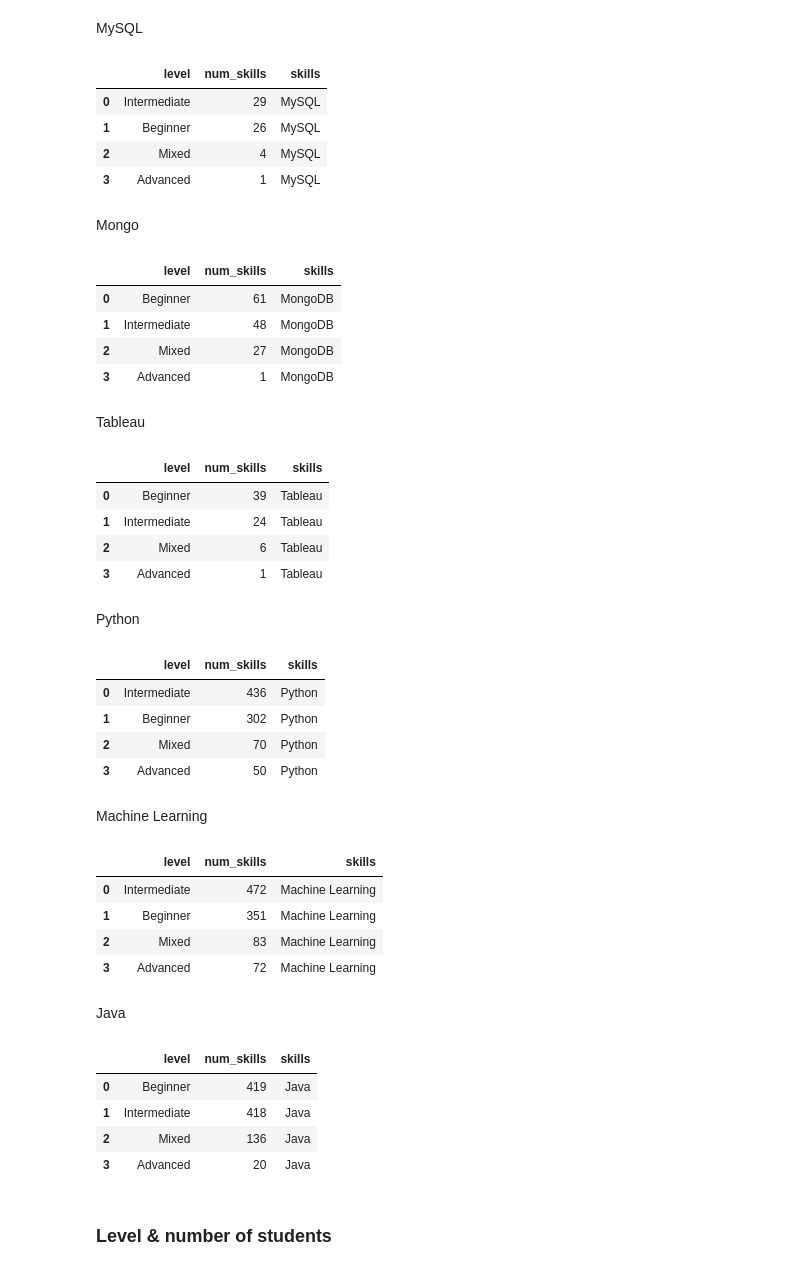
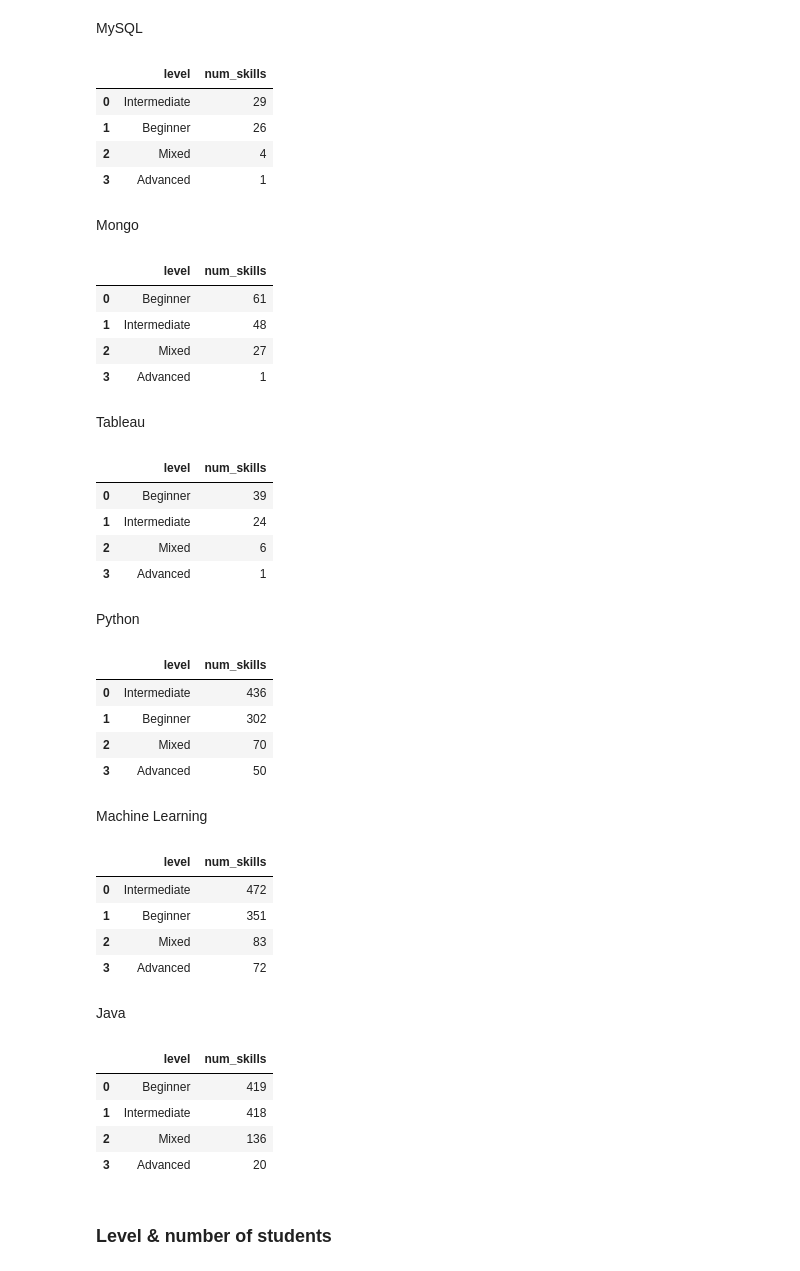
Before and after one commit to jesuschao/Coursera_Project, a Jupyter notebook: 2_EDA.ipynb, the cells around one changed output. Drawn from its saved outputs; the diff is of its cells as text; code cells hidden in the pictures.

```diff
--- a/2_EDA.ipynb
+++ b/2_EDA.ipynb
@@ -420,17 +393,16 @@ MySQL
 # %%
 level_mysql = Mysql.level.value_counts()
 lev_mysql = pd.DataFrame(level_mysql, columns=['level'])
 lev_mysql = level_mysql.reset_index()
 lev_mysql.rename(columns={'index':'level',
                                    'level':'num_skills'}, inplace=True)
-lev_mysql["skills"] ="MySQL"
 lev_mysql.head()
 # %% [output]
-|  | level | num_skills | skills |
-| 0 | Intermediate | 29 | MySQL |
-| 1 | Beginner | 26 | MySQL |
-| 2 | Mixed | 4 | MySQL |
-| 3 | Advanced | 1 | MySQL |
+|  | level | num_skills |
+| 0 | Intermediate | 29 |
+| 1 | Beginner | 26 |
+| 2 | Mixed | 4 |
+| 3 | Advanced | 1 |
 # %%
 lev_mysql.to_csv("visualization/lev_mysql.csv", index=False)
 # %% [markdown]
@@ -441,14 +413,13 @@ lev_mongo = pd.DataFrame(level_mongo, columns=['level'])
 lev_mongo = level_mongo.reset_index()
 lev_mongo.rename(columns={'index':'level',
                                    'level':'num_skills'}, inplace=True)
-lev_mongo["skills"] ="MongoDB"
 lev_mongo.head()
 # %% [output]
-|  | level | num_skills | skills |
-| 0 | Beginner | 61 | MongoDB |
-| 1 | Intermediate | 48 | MongoDB |
-| 2 | Mixed | 27 | MongoDB |
-| 3 | Advanced | 1 | MongoDB |
+|  | level | num_skills |
+| 0 | Beginner | 61 |
+| 1 | Intermediate | 48 |
+| 2 | Mixed | 27 |
+| 3 | Advanced | 1 |
 # %%
 lev_mongo.to_csv("visualization/lev_mongo.csv", index = False)
 # %% [markdown]
@@ -459,14 +430,13 @@ lev_tableau = pd.DataFrame(level_tableau, columns=['level'])
 lev_tableau = level_tableau.reset_index()
 lev_tableau.rename(columns={'index':'level',
                                    'level':'num_skills'}, inplace=True)
-lev_tableau["skills"] ="Tableau"
 lev_tableau.head()
 # %% [output]
-|  | level | num_skills | skills |
-| 0 | Beginner | 39 | Tableau |
-| 1 | Intermediate | 24 | Tableau |
-| 2 | Mixed | 6 | Tableau |
-| 3 | Advanced | 1 | Tableau |
+|  | level | num_skills |
+| 0 | Beginner | 39 |
+| 1 | Intermediate | 24 |
+| 2 | Mixed | 6 |
+| 3 | Advanced | 1 |
 # %%
 lev_tableau.to_csv("visualization/lev_tableau.csv", index = False)
 # %% [markdown]
@@ -477,14 +447,13 @@ lev_python = pd.DataFrame(level_python, columns=['level'])
 lev_python = level_python.reset_index()
 lev_python.rename(columns={'index':'level',
                                    'level':'num_skills'}, inplace=True)
-lev_python["skills"] ="Python"
 lev_python.head()
 # %% [output]
-|  | level | num_skills | skills |
-| 0 | Intermediate | 436 | Python |
-| 1 | Beginner | 302 | Python |
-| 2 | Mixed | 70 | Python |
-| 3 | Advanced | 50 | Python |
+|  | level | num_skills |
+| 0 | Intermediate | 436 |
+| 1 | Beginner | 302 |
+| 2 | Mixed | 70 |
+| 3 | Advanced | 50 |
 # %%
 lev_python.to_csv("visualization/lev_python.csv", index = False)
 # %% [markdown]
@@ -495,14 +464,13 @@ lev_ml = pd.DataFrame(level_ml, columns=['level'])
 lev_ml = level_ml.reset_index()
 lev_ml.rename(columns={'index':'level',
                                    'level':'num_skills'}, inplace=True)
-lev_ml["skills"] ="Machine Learning"
 lev_ml.head()
 # %% [output]
-|  | level | num_skills | skills |
-| 0 | Intermediate | 472 | Machine Learning |
-| 1 | Beginner | 351 | Machine Learning |
-| 2 | Mixed | 83 | Machine Learning |
-| 3 | Advanced | 72 | Machine Learning |
+|  | level | num_skills |
+| 0 | Intermediate | 472 |
+| 1 | Beginner | 351 |
+| 2 | Mixed | 83 |
+| 3 | Advanced | 72 |
 # %%
 lev_ml.to_csv("visualization/lev_ml.csv", index = False)
 # %% [markdown]
@@ -513,14 +481,13 @@ lev_java = pd.DataFrame(level_java, columns=['level'])
 lev_java = level_java.reset_index()
 lev_java.rename(columns={'index':'level',
                                    'level':'num_skills'}, inplace=True)
-lev_java["skills"] ="Java"
 lev_java.head()
 # %% [output]
-|  | level | num_skills | skills |
-| 0 | Beginner | 419 | Java |
-| 1 | Intermediate | 418 | Java |
-| 2 | Mixed | 136 | Java |
-| 3 | Advanced | 20 | Java |
+|  | level | num_skills |
+| 0 | Beginner | 419 |
+| 1 | Intermediate | 418 |
+| 2 | Mixed | 136 |
+| 3 | Advanced | 20 |
 # %%
 lev_java.to_csv("visualization/lev_java.csv", index = False)
 # %%
```
Also changed, not shown: parts of 11 cells of this notebook, 3 other files.
